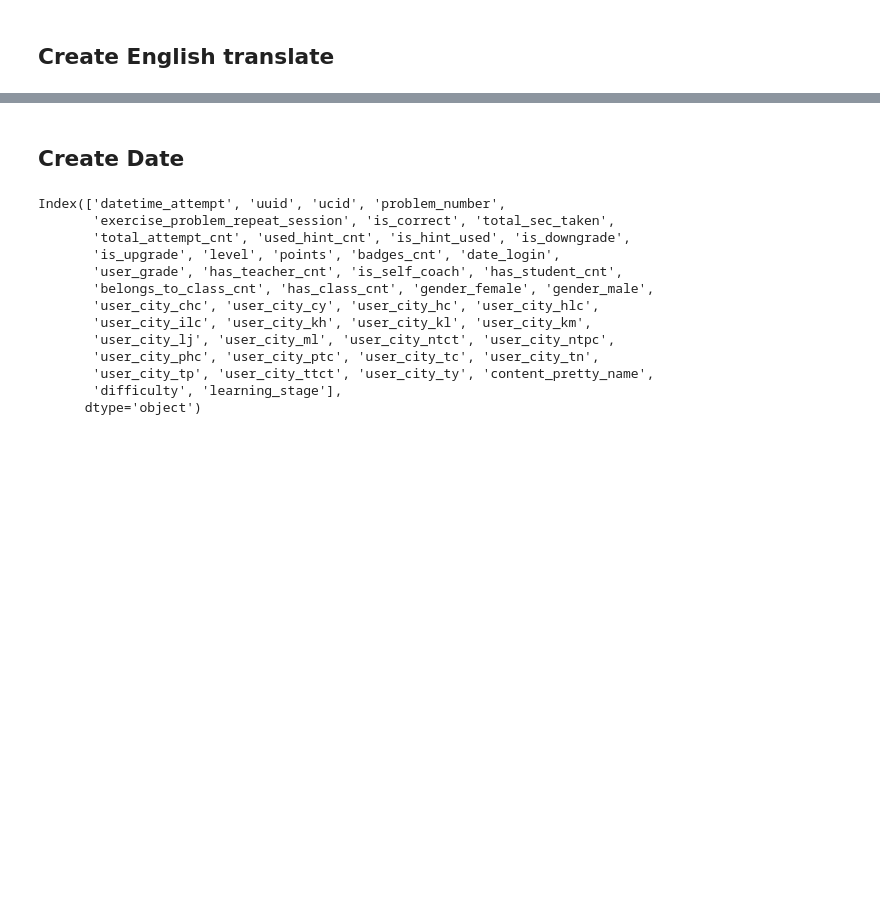
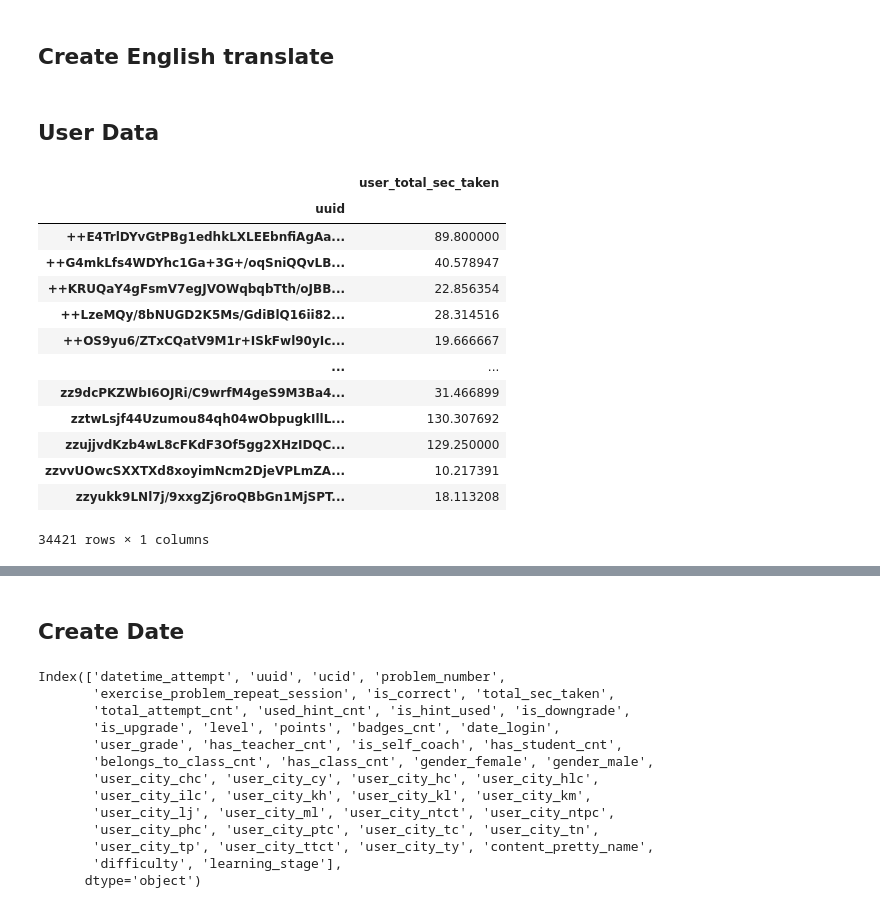
Before and after one commit to likweitan/Assessing-the-Readiness-of-HEI-in-Malaysia-to-Accept-Generation-Alpha, a Jupyter notebook: notebooks/2.3-feature-engineering.ipynb, the cells around one changed output, grey strips where cells are left out. Cells and saved outputs as stored; diff of their text form; code cells hidden in the pictures; blank space fills up the shorter version.

```diff
--- a/notebooks/2.3-feature-engineering.ipynb
+++ b/notebooks/2.3-feature-engineering.ipynb
@@ -68,2 +68,4 @@ merge_df.head()
 # %% [markdown]
 ## Create English translate
+# %% [markdown]
+## User Data
@@ -69,0 +76,17 @@ merge_df.head()
+# %%
+user_total_sec_taken
+# %% [output]
+|  | user_total_sec_taken |
+| uuid |  |
+| ++E4TrlDYvGtPBg1edhkLXLEEbnfiAgAa... | 89.800000 |
+| ++G4mkLfs4WDYhc1Ga+3G+/oqSniQQvLB... | 40.578947 |
+| ++KRUQaY4gFsmV7egJVOWqbqbTth/oJBB... | 22.856354 |
+| ++LzeMQy/8bNUGD2K5Ms/GdiBlQ16ii82... | 28.314516 |
+| ++OS9yu6/ZTxCQatV9M1r+ISkFwl90yIc... | 19.666667 |
+| ... | ... |
+| zz9dcPKZWbI6OJRi/C9wrfM4geS9M3Ba4... | 31.466899 |
+| zztwLsjf44Uzumou84qh04wObpugkIllL... | 130.307692 |
+| zzujjvdKzb4wL8cFKdF3Of5gg2XHzIDQC... | 129.250000 |
+| zzvvUOwcSXXTXd8xoyimNcm2DjeVPLmZA... | 10.217391 |
+| zzyukk9LNl7j/9xxgZj6roQBbGn1MjSPT... | 18.113208 |
+34421 rows × 1 columns
```
Also changed, not shown: parts of 6 cells of this notebook, 3 other files.
